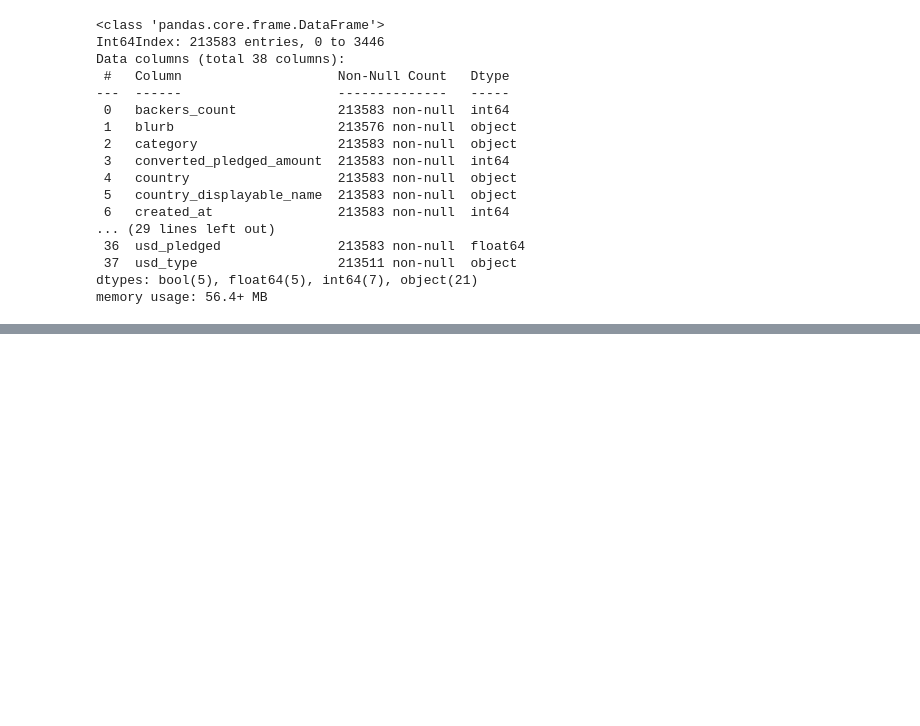
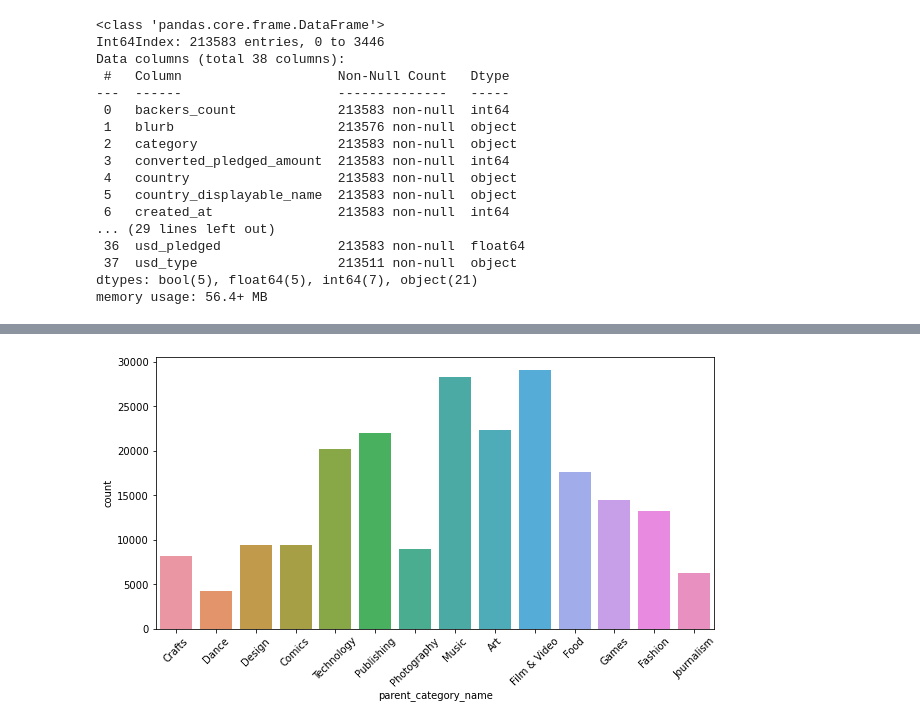
Before and after one commit to mostafa-K-raihan/Kickstarter-Status-Predictor, a Jupyter notebook: Kickstarter_Project_Predictor.ipynb, the cells around one changed output, grey strips where cells are left out. Cells and saved outputs as stored; diff of their text form; code cells hidden in the pictures; blank space fills up the shorter version.

```diff
--- a/Kickstarter_Project_Predictor.ipynb
+++ b/Kickstarter_Project_Predictor.ipynb
@@ -54,0 +115,5 @@ Name: state, dtype: int64
+# %%
+# create two new columns: category_name, parent_category_name
+# get name from category
+df = df.assign(category_name=df['category'].apply(lambda category: eval(category)['name']))
+df.head()
@@ -54,0 +127,10 @@ Name: state, dtype: int64
+# %%
+# get parent name from category
+# sometimes parent_name is omitted, due to the fact that it is the same as category name.
+
+def get_parent_category(category):
+    c = eval(category)
+    return c.get('parent_name') or c.get('name')
+
+df = df.assign(parent_category_name=df['category'].apply(get_parent_category))
+df.head()
@@ -54,0 +144,8 @@ Name: state, dtype: int64
+# %%
+# plot the parent_category_name to get an idea of the distribution
+plt.figure(figsize=(10,5))
+s = sns.countplot(x=df['parent_category_name'])
+s.set_xticklabels(s.get_xticklabels(), rotation=45)
+plt.show()
+# %% [output]
+[figure, added]
```
Also changed, not shown: parts of 25 cells of this notebook.
